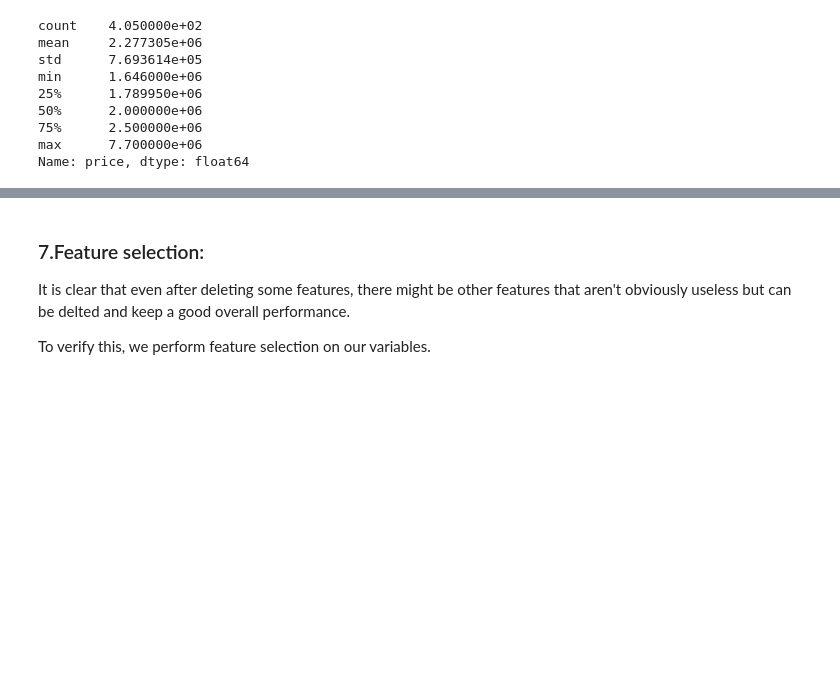
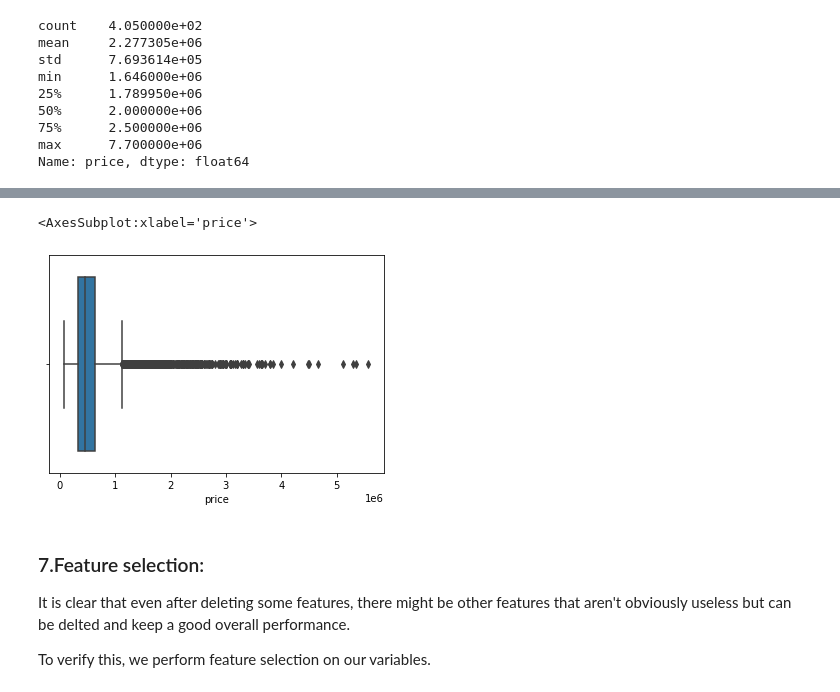
Before and after one commit to kawaremu/CodeLabsAcademy, a Jupyter notebook: Unit 2/Project 2/Data Analytics Project.ipynb, the cells around one changed output, grey strips where cells are left out. Saved outputs shown, nothing was run; the diff lists cells and outputs as text; code cells hidden in the pictures; blank space fills up the shorter version.

```diff
--- a/Unit 2/Project 2/Data Analytics Project.ipynb
+++ b/Unit 2/Project 2/Data Analytics Project.ipynb
@@ -346,0 +394,2 @@ df_housing = df_housing.drop(columns=['price_zcore'],axis=1)
+# %%
+test = df_housing.copy()
@@ -346,0 +406,2 @@ df_housing = df_housing.drop(columns=['price_zcore'],axis=1)
+# %%
+test.drop(test[test['price'] >= 6500000.0].index, inplace = True)
@@ -347,3 +424,8 @@ df_housing = df_housing.drop(columns=['price_zcore'],axis=1)
+# %%
+sns.boxplot(x=test['price'])
+# %% [output]
+<AxesSubplot:xlabel='price'>
+[figure, added]
 # %% [markdown]
 ### 7.Feature selection:<a id='feature_selection'></a>
 It is clear that even after deleting some features, there might be other features that aren't obviously useless but can be delted and keep a good overall performance.
```
Also changed, not shown: parts of 20 cells of this notebook, 2 other files.
